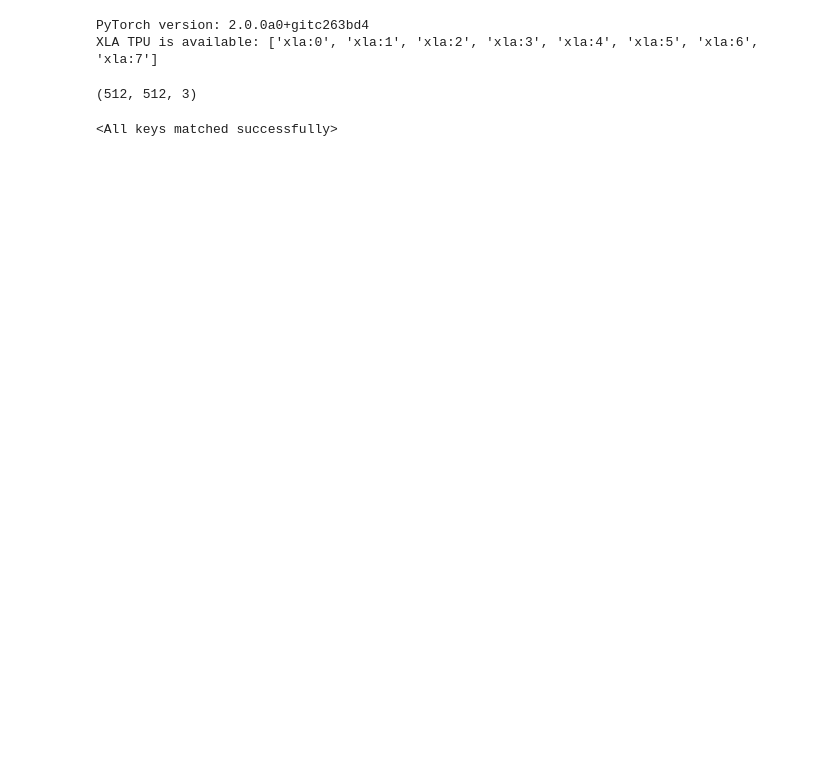
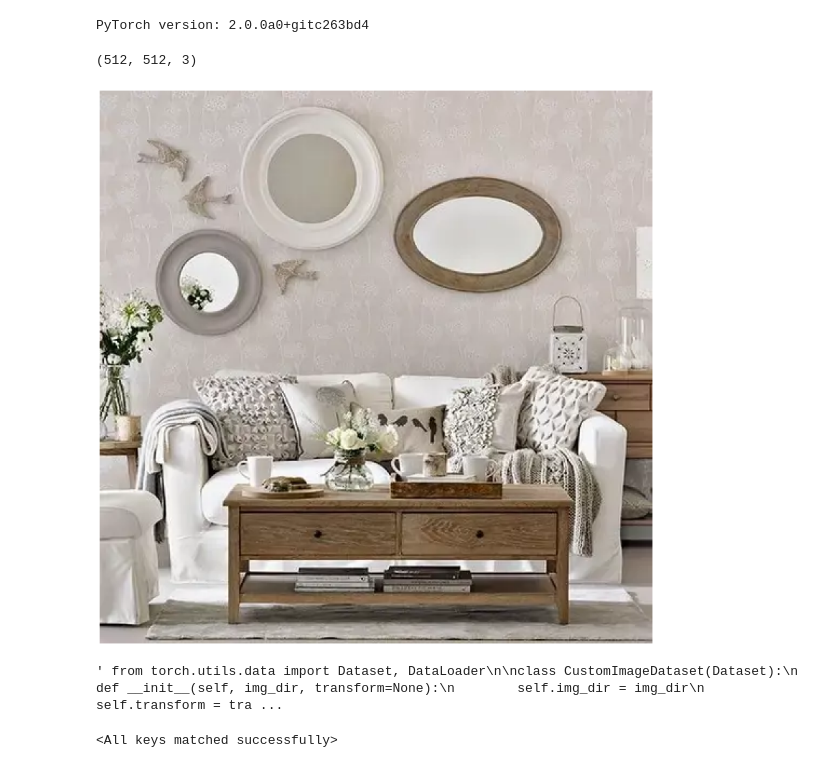
Before and after one commit to drhead/sam-hq, a Jupyter notebook: hqsam_xla_amg_test.ipynb, the cells around one changed output. Drawn from its saved outputs; the diff is of its cells as text; code cells hidden in the pictures; blank space fills up the shorter version.

```diff
--- a/hqsam_xla_amg_test.ipynb
+++ b/hqsam_xla_amg_test.ipynb
@@ -24,11 +24,6 @@ import torch
 print("PyTorch version:", torch.__version__)
 import torch_xla.core.xla_model as xm
 
-if xm.get_xla_supported_devices("GPU") is not None:
-    print("XLA GPU is available")
-elif xm.get_xla_supported_devices("TPU") is not None:
-    print("XLA TPU is available:", xm.get_xla_supported_devices("TPU",8))
-
 import torch.nn as nn
 from torch.nn.parallel import DistributedDataParallel as DDP
 import torch.optim as optim
@@ -45,7 +40,6 @@ import time
 import torch_xla.debug.profiler as xp
 import torch_xla.utils.utils as xu
 import multiprocessing
-dist.init_process_group('xla', init_method='pjrt://')
 
 # !git clone -b xla https://github.com/drhead/sam-hq.git
 # os.chdir('sam-hq')
@@ -53,7 +47,6 @@ dist.init_process_group('xla', init_method='pjrt://')
 from segment_anything import sam_model_registry, SamAutomaticMaskGenerator, SamPredictor
 # %% [output]
 PyTorch version: 2.0.0a0+gitc263bd4
-XLA TPU is available: ['xla:0', 'xla:1', 'xla:2', 'xla:3', 'xla:4', 'xla:5', 'xla:6', 'xla:7']
 # %%
 #!mkdir pretrained_checkpoint
 #!wget https://huggingface.co/lkeab/hq-sam/resolve/main/sam_hq_vit_h.pth
@@ -74,17 +70,18 @@ def show_anns(anns):
         img[m] = color_mask
     ax.imshow(img)
 # %%
-#image = cv2.imread('data/zd_testimgs/-663378304158021540.webp')
-#image = cv2.cvtColor(image, cv2.COLOR_BGR2RGB)
-#print(image.shape)
-#plt.figure(figsize=(20,20))
-#plt.imshow(image)
-#plt.axis('off')
-#plt.show()
+image = cv2.imread('data/zd_testimgs/-663378304158021540.webp')
+image = cv2.cvtColor(image, cv2.COLOR_BGR2RGB)
+print(image.shape)
+plt.figure(figsize=(20,20))
+plt.imshow(image)
+plt.axis('off')
+plt.show()
 # %% [output]
 (512, 512, 3)
+[figure, added]
 # %%
-from torch.utils.data import Dataset, DataLoader
+""" from torch.utils.data import Dataset, DataLoader
 
 class CustomImageDataset(Dataset):
     def __init__(self, img_dir, transform=None):
@@ -106,7 +103,9 @@ class CustomImageDataset(Dataset):
 
 data_directory = "./data/zd_testimgs/"
 dataset = CustomImageDataset(data_directory)
-dataloader = DataLoader(dataset, batch_size=32, shuffle=True, num_workers=0)
+dataloader = DataLoader(dataset, batch_size=32, shuffle=True, num_workers=0) """
+# %% [output]
+' from torch.utils.data import Dataset, DataLoader\n\nclass CustomImageDataset(Dataset):\n    def __init__(self, img_dir, transform=None):\n        self.img_dir = img_dir\n        self.transform = tra ...
 # %%
 sam_checkpoint = "pretrained_checkpoint/sam_hq_vit_h.pth"
 model_type = "vit_h"
```
Also changed, not shown: parts of 8 cells of this notebook, 8 other files.
